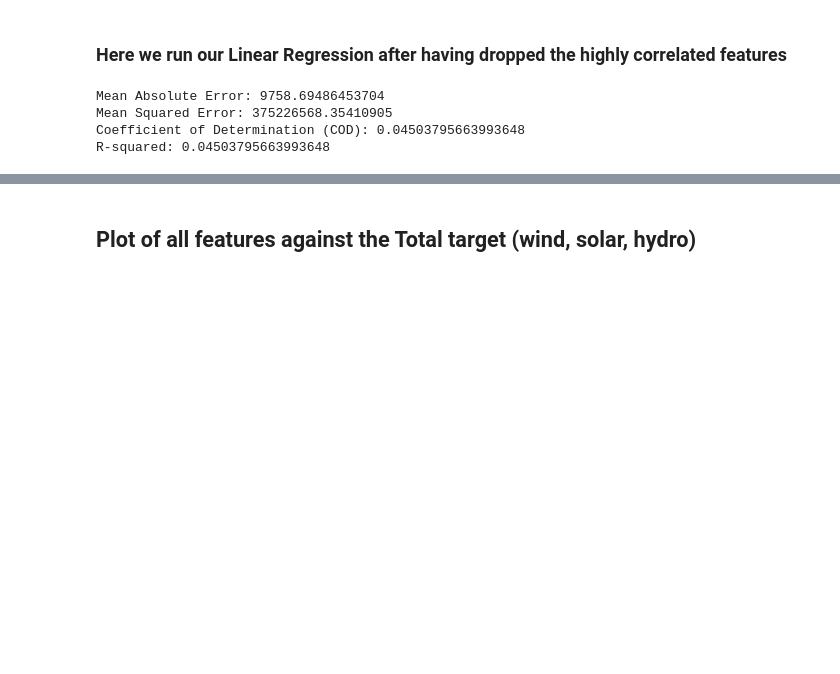
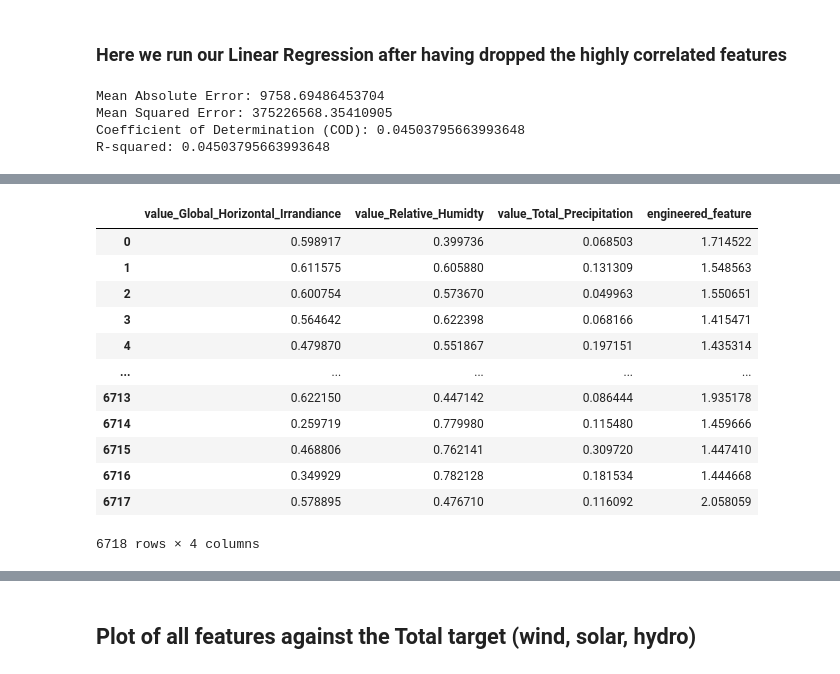
Before and after one commit to VonRiecken/Power-Predict, a Jupyter notebook: notebooks/weather_extraction_20231201.ipynb, the cells around one changed output, grey strips where cells are left out. Drawn from its saved outputs; the diff is of its cells as text; code cells hidden in the pictures; blank space fills up the shorter version.

```diff
--- a/notebooks/weather_extraction_20231201.ipynb
+++ b/notebooks/weather_extraction_20231201.ipynb
@@ -738,0 +741,9 @@ R-squared: 0.04503795663993648
+# %%
+## We first select the columns that are gonna be part of our X
+columns_X = [col for col in final.columns if 'value' in col]
+
+##  We're selecting the columns named with 'value'
+X = final[columns_X]
+# %%
+X['engineered_feature'] = X['value_CDD_18']+X['value_CDD_21']+X['value_HDD_16']+X['value_HDD_18']+X['value_Heat_index']+X['value_Temperature']
+X['engineered_feature']
@@ -738,0 +768,22 @@ R-squared: 0.04503795663993648
+# %%
+## We create a list of the columns we want to drop because of their high correlation
+columns_to_drop = ['value_CDD_18', 'value_CDD_21', 'value_HDD_16', 'value_HDD_18', 'value_Heat_index','value_Temperature']
+
+## We drop the columns that have a too high correlation between each other
+X = X.drop(columns=columns_to_drop)
+
+X
+# %% [output]
+|  | value_Global_Horizontal_Irrandiance | value_Relative_Humidty | value_Total_Precipitation | engineered_feature |
+| 0 | 0.598917 | 0.399736 | 0.068503 | 1.714522 |
+| 1 | 0.611575 | 0.605880 | 0.131309 | 1.548563 |
+| 2 | 0.600754 | 0.573670 | 0.049963 | 1.550651 |
+| 3 | 0.564642 | 0.622398 | 0.068166 | 1.415471 |
+| 4 | 0.479870 | 0.551867 | 0.197151 | 1.435314 |
+| ... | ... | ... | ... | ... |
+| 6713 | 0.622150 | 0.447142 | 0.086444 | 1.935178 |
+| 6714 | 0.259719 | 0.779980 | 0.115480 | 1.459666 |
+| 6715 | 0.468806 | 0.762141 | 0.309720 | 1.447410 |
+| 6716 | 0.349929 | 0.782128 | 0.181534 | 1.444668 |
+| 6717 | 0.578895 | 0.476710 | 0.116092 | 2.058059 |
+6718 rows × 4 columns
```
Also changed, not shown: parts of 20 cells of this notebook, 2 other files.
